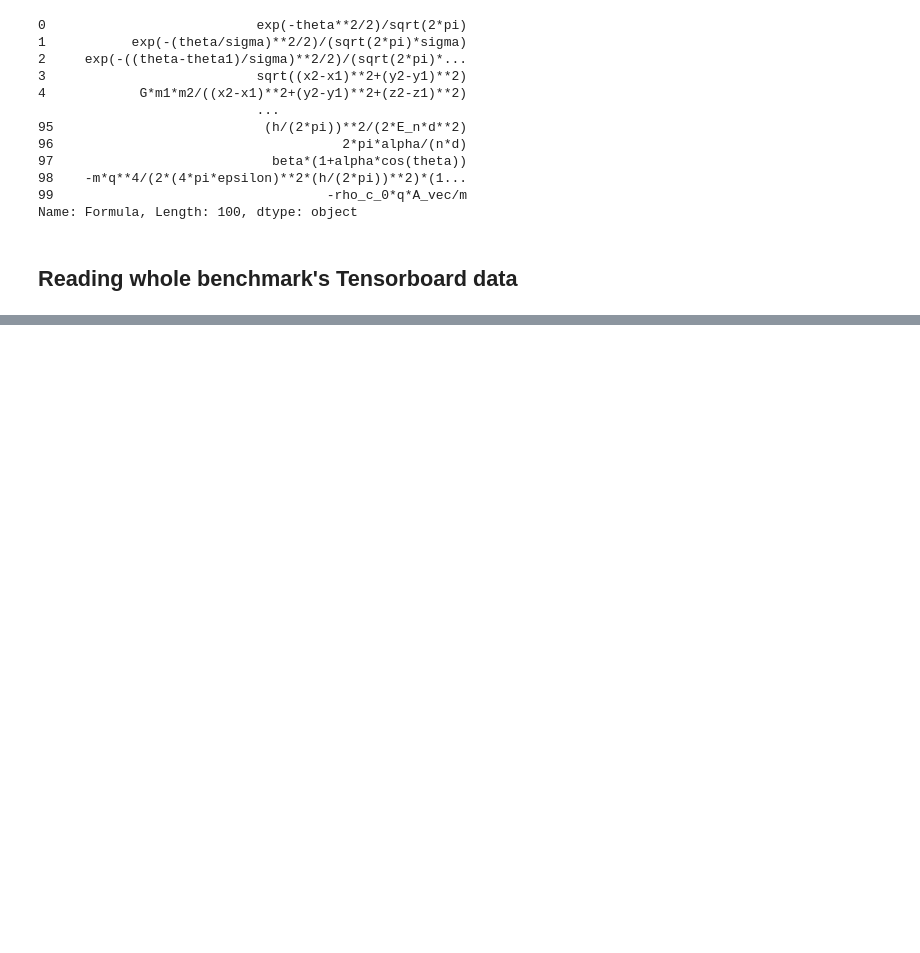
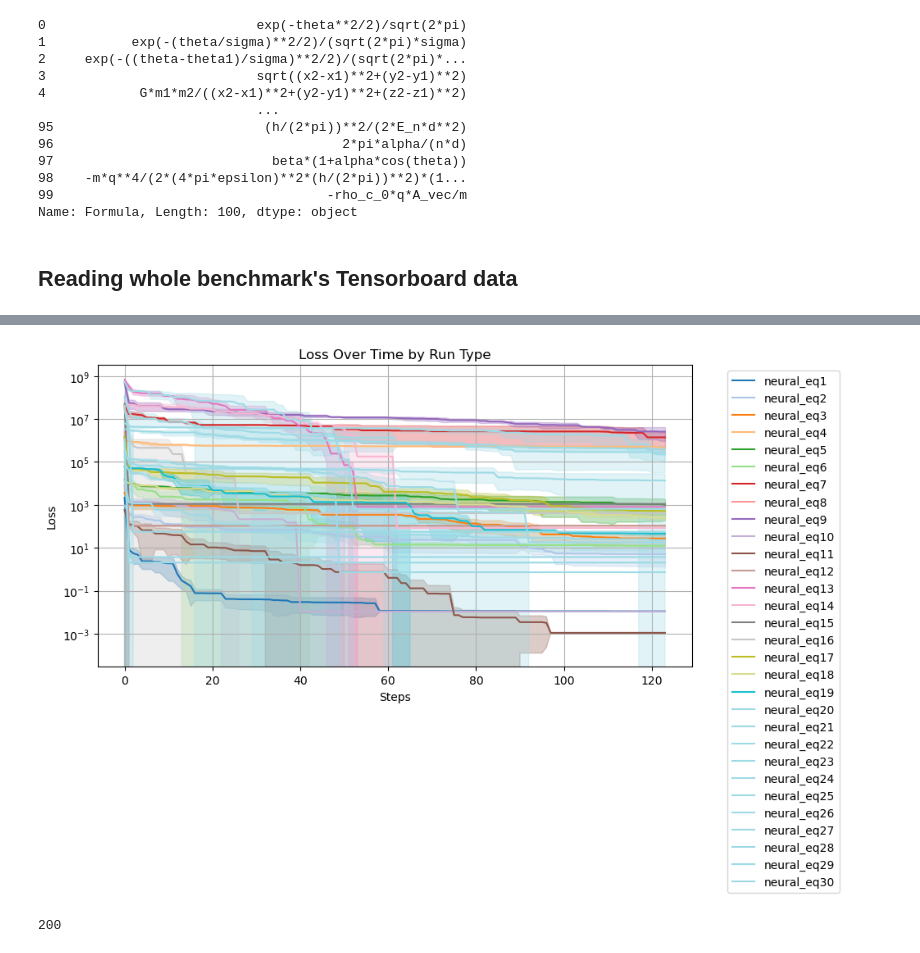
Before and after one commit to LuisCarretero/similar-expressions, a Jupyter notebook: src/sr_inference_benchmarking/dev.ipynb, the cells around one changed output, grey strips where cells are left out. Drawn from its saved outputs; the diff is of its cells as text; code cells hidden in the pictures; blank space fills up the shorter version.

Commit message:
Added full benchmark code

```diff
--- a/src/sr_inference_benchmarking/dev.ipynb
+++ b/src/sr_inference_benchmarking/dev.ipynb
@@ -394,0 +345,5 @@ Steps per 250121_eq3_neural_3e-2_ run: [62, 62, 62, 62, 62]
+# %%
+prefix = 'full1'
+log_dir = '/mnt/cephfs/store/gr-mc2473/lc865/workspace/benchmark_data/round1/logs'
+matching_dirs = [d for d in os.listdir(log_dir) if d.startswith(prefix)]
+len(matching_dirs)
@@ -394,0 +483,8 @@ Steps per 250121_eq3_neural_3e-2_ run: [62, 62, 62, 62, 62]
+# %%
+plot_losses({k: v for i, (k, v) in enumerate(losses.items()) if i < 30})
+# %% [output]
+[figure, added]
+# %%
+len(losses.keys())
+# %% [output]
+200
```
Also changed, not shown: parts of 14 cells of this notebook, 37 other files.
